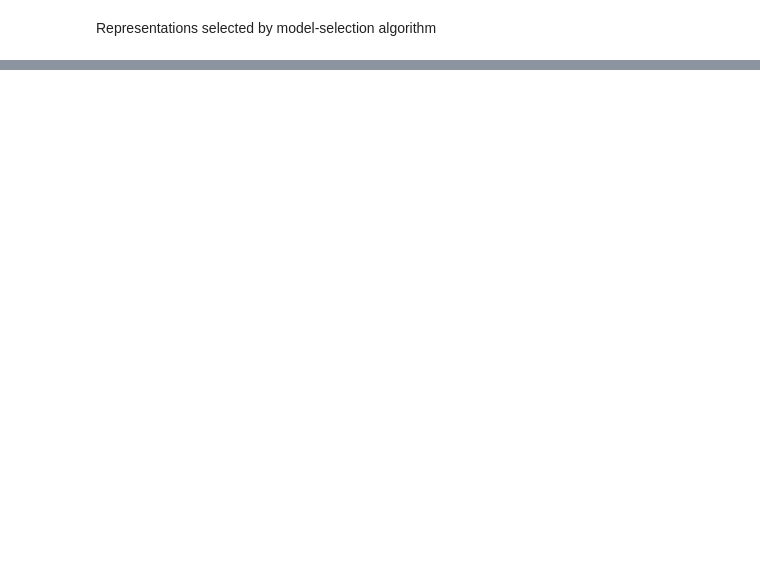
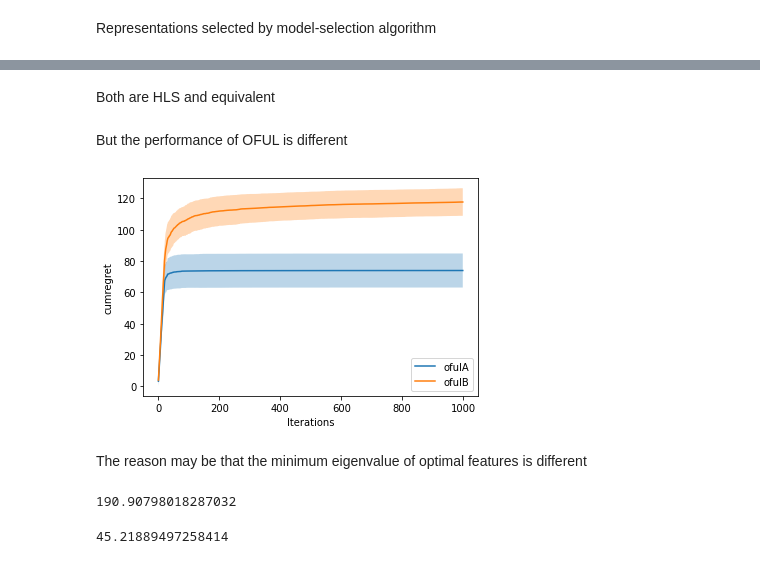
Before and after one commit to T3p/hidden-features, a Jupyter notebook: notebooks/HLS Selection.ipynb, the cells around one changed output, grey strips where cells are left out. Cells and saved outputs as stored; diff of their text form; code cells hidden in the pictures; blank space fills up the shorter version.

Commit message:
added test with two different HLS reps, possibly explaining the difference between destructive and constructive approach

```diff
--- a/notebooks/HLS Selection.ipynb
+++ b/notebooks/HLS Selection.ipynb
@@ -331,0 +328,2 @@ nu.plot_all('../logs', 'oful_select(c)', 'selection', seeds, rows=500)
+# %% [markdown]
+Both are HLS and equivalent
@@ -331,0 +334,2 @@ nu.plot_all('../logs', 'oful_select(c)', 'selection', seeds, rows=500)
+# %% [markdown]
+But the performance of OFUL is different
@@ -331,0 +344,14 @@ nu.plot_all('../logs', 'oful_select(c)', 'selection', seeds, rows=500)
+# %%
+nu.compare('../logs', ['ofulA', 'ofulB'], 'cumregret', seeds)
+# %% [output]
+[figure, added]
+# %% [markdown]
+The reason may be that the minimum eigenvalue of optimal features is different
+# %%
+hls_lambda(rA)
+# %% [output]
+190.90798018287032
+# %%
+hls_lambda(rB)
+# %% [output]
+45.21889497258414
```
Also changed, not shown: parts of 30 cells of this notebook, 1 other file.
